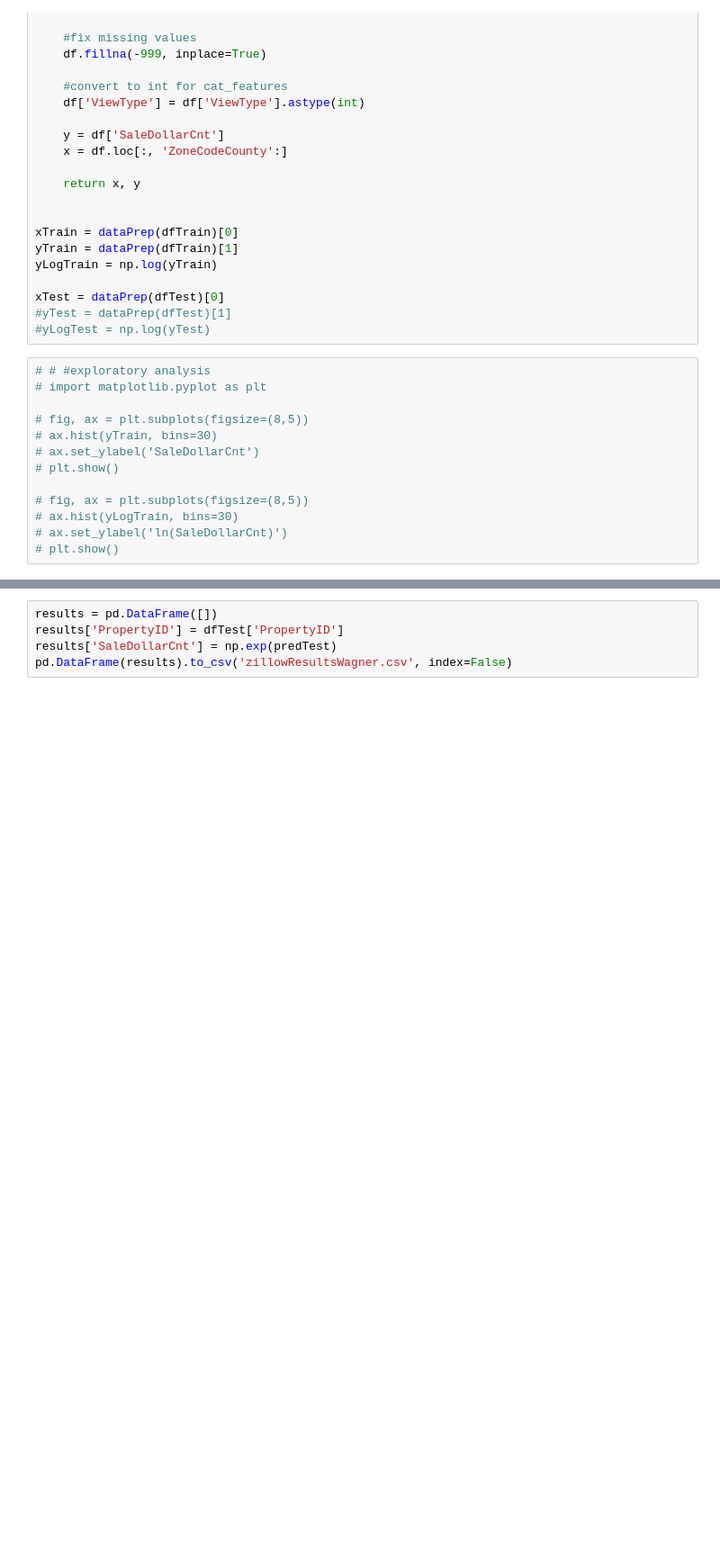
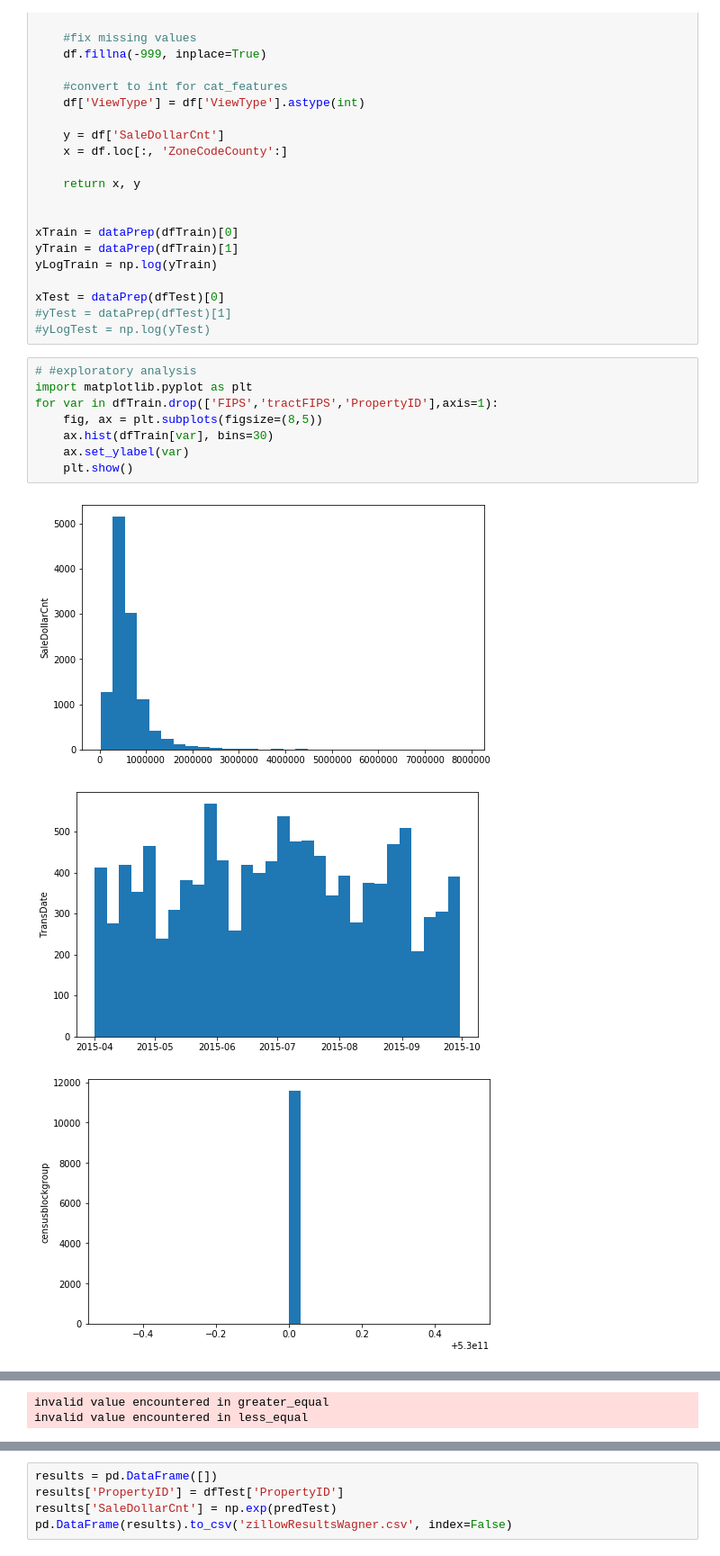
Before and after one commit to jakecwagner/predict-homePrice, a Jupyter notebook: ZestimateOut.ipynb, the cells around one changed output, grey strips where cells are left out. Shown at 90% size. Drawn from its saved outputs; the diff is of its cells as text; blank space fills up the shorter version.

```diff
--- a/ZestimateOut.ipynb
+++ b/ZestimateOut.ipynb
@@ -176,15 +176,14 @@ xTest = dataPrep(dfTest)[0]
 #yTest = dataPrep(dfTest)[1]
 #yLogTest = np.log(yTest)
 # %%
-# # #exploratory analysis
-# import matplotlib.pyplot as plt
-
-# fig, ax = plt.subplots(figsize=(8,5))
-# ax.hist(yTrain, bins=30)
-# ax.set_ylabel('SaleDollarCnt')
-# plt.show()
-
-# fig, ax = plt.subplots(figsize=(8,5))
-# ax.hist(yLogTrain, bins=30)
-# ax.set_ylabel('ln(SaleDollarCnt)')
-# plt.show()
+# #exploratory analysis
+import matplotlib.pyplot as plt
+for var in dfTrain.drop(['FIPS','tractFIPS','PropertyID'],axis=1):
+    fig, ax = plt.subplots(figsize=(8,5))
+    ax.hist(dfTrain[var], bins=30)
+    ax.set_ylabel(var)
+    plt.show()
+# %% [output]
+[figure, added]
+[figure, added]
+[figure, added]
@@ -190,0 +195,2 @@ xTest = dataPrep(dfTest)[0]
+invalid value encountered in greater_equal
+invalid value encountered in less_equal
```
Also changed, not shown: parts of 9 cells of this notebook.
